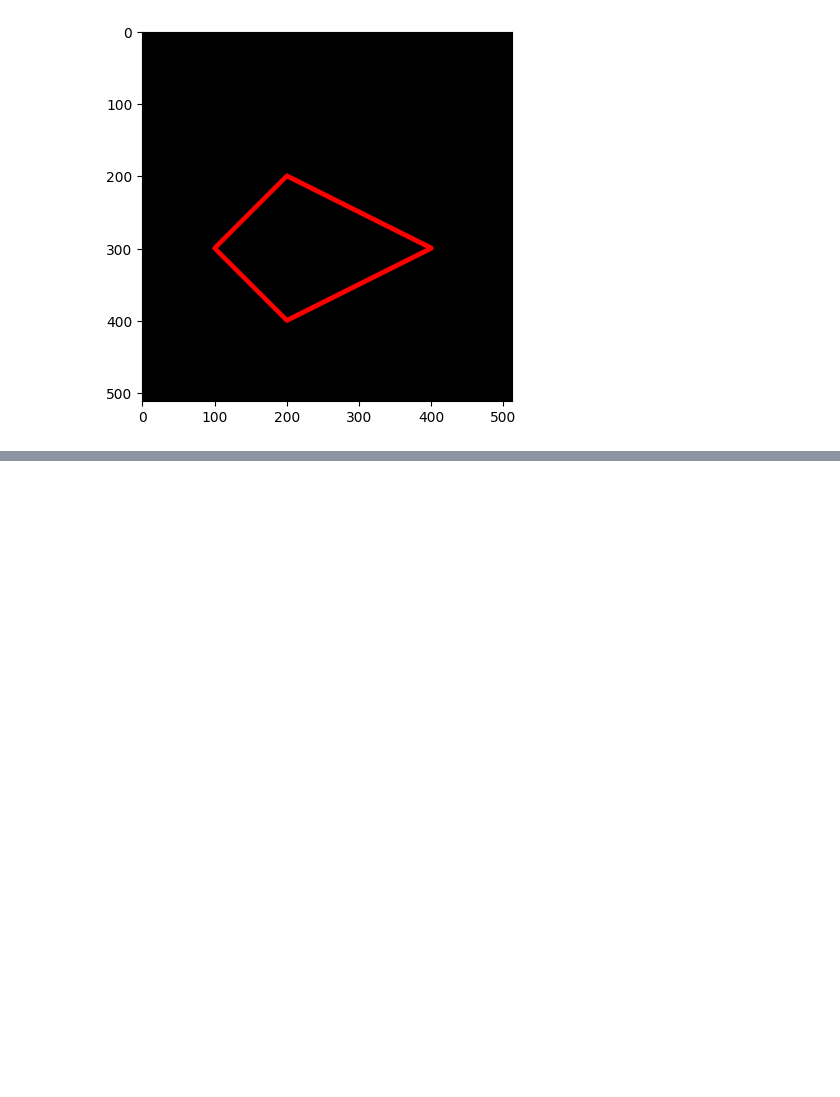
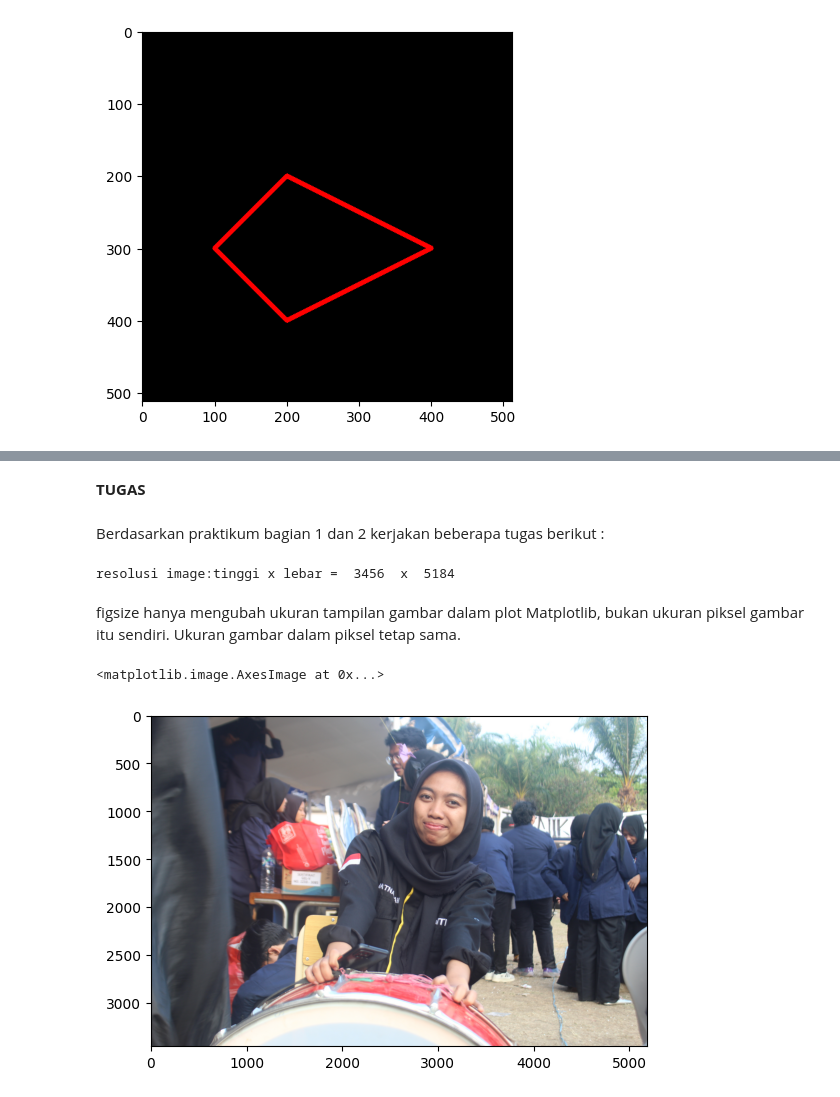
Before and after one commit to Ratnasari124/PCVK_RATNASARI_2024, a Jupyter notebook: week2.ipynb, the cells around one changed output, grey strips where cells are left out. Saved outputs shown, nothing was run; the diff lists cells and outputs as text; code cells hidden in the pictures; blank space fills up the shorter version.

```diff
--- a/week2.ipynb
+++ b/week2.ipynb
@@ -136,0 +227,28 @@ plt.imshow(black_img2)
+# %% [markdown]
+**TUGAS**
+# %% [markdown]
+Berdasarkan praktikum bagian 1 dan 2 kerjakan beberapa tugas berikut :
+# %%
+import cv2 as cv
+from google.colab.patches import cv2_imshow
+from skimage import io
+import matplotlib.pyplot as plt
+import numpy as np
+img_tugas = cv.imread('/content/drive/MyDrive/ratna/IMG_1716.JPG')
+plt.imshow(img_tugas)
+
+tinggi = img_tugas.shape[0]
+lebar = img_tugas.shape[1]
+print("resolusi image:tinggi x lebar = ", tinggi, " x ", lebar)
+cv2_imshow(img_tugas)
+# %% [output]
+resolusi image:tinggi x lebar =  3456  x  5184
+# %% [markdown]
+figsize hanya mengubah ukuran tampilan gambar dalam plot Matplotlib, bukan ukuran piksel gambar itu sendiri. Ukuran gambar dalam piksel tetap sama.
+# %%
+img_t = img_tugas
+img_t2 = cv.cvtColor(img_tugas, cv.COLOR_BGR2RGB) #konversi channel BGR -> RGB
+plt.imshow(img_t2)
+# %% [output]
+<matplotlib.image.AxesImage at 0x...>
+[figure, added]
```
Also changed, not shown: parts of 24 cells of this notebook.
